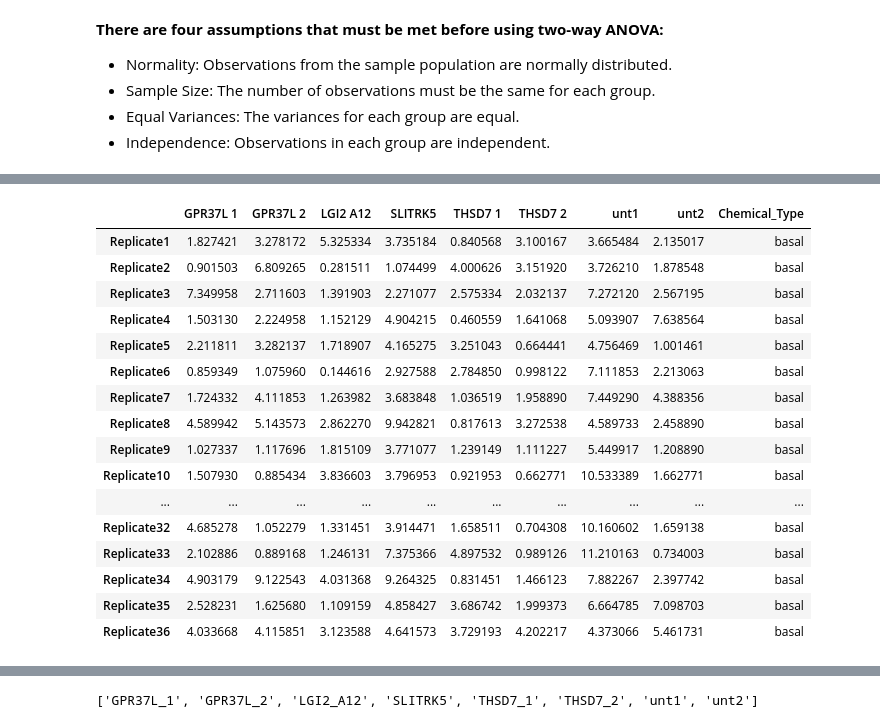
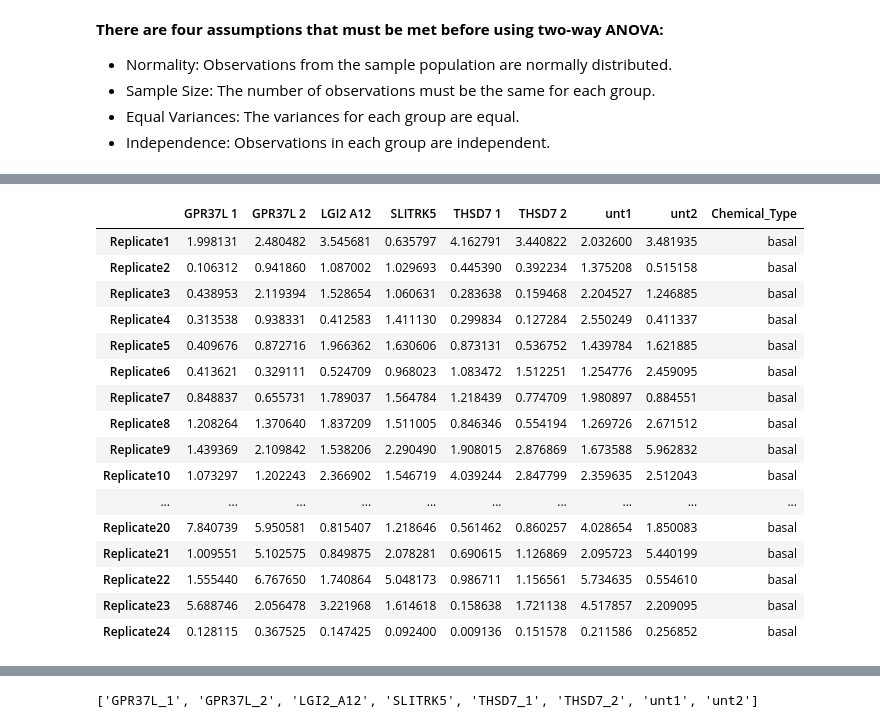
Before and after one commit to poojaparameswaran99/MEA_analysis, a Jupyter notebook: analysis/two_way_ANOVA_test.ipynb, the cells around one changed output, grey strips where cells are left out. Drawn from its saved outputs; the diff is of its cells as text; code cells hidden in the pictures.

```diff
--- a/analysis/two_way_ANOVA_test.ipynb
+++ b/analysis/two_way_ANOVA_test.ipynb
@@ -71,9 +80,11 @@ def read_csvs_to_dict(folder):
             data_dict[plate_key] = df
     return data_dict
 basal_files_dict = read_csvs_to_dict(basal_folder)
-bicu2uM_files_dict = read_csvs_to_dict(bicu2uM_folder)
-bicu6uM_files_dict = read_csvs_to_dict(bicu6uM_folder)
-bicu26uM_files_dict = read_csvs_to_dict(bicu26uM_folder)
+dose1_files_dict = read_csvs_to_dict(dose1_folder)
+dose2_files_dict = read_csvs_to_dict(dose2_folder)
+dose3_files_dict = read_csvs_to_dict(dose3_folder)
+dose4_files_dict = read_csvs_to_dict(dose4_folder)
 
-basal_files_dict.keys()
+for ind, dictionary in enumerate([basal_files_dict, dose1_files_dict, dose2_files_dict, dose3_files_dict, dose4_files_dict]):
+    print(list(doses.keys())[ind], dictionary.keys() )
 # %% [output]
@@ -109,9 +124,13 @@ def concat_plates(dfs_dict, firstHeading):
         concated_table = pd.concat(df_list, ignore_index=False)
         testparams_concat[testparam] = concated_table
 
+    testparams_concat = {key.strip(): value for key, value in testparams_concat.items()}
     return testparams_concat
 
 basal_dict_wmeanSEM= concat_plates(basal_files_dict, firstTableHeading)
-bicu2uM_dict_wmeanSEM = concat_plates(bicu2uM_files_dict, firstTableHeading)
-bicu6uM_dict_wmeanSEM = concat_plates(bicu6uM_files_dict, firstTableHeading)
-bicu26uM_dict_wmeanSEM = concat_plates(bicu26uM_files_dict, firstTableHeading)
+dose1_dict_wmeanSEM = concat_plates(dose1_files_dict, firstTableHeading)
+dose2_dict_wmeanSEM = concat_plates(dose2_files_dict, firstTableHeading)
+dose3_dict_wmeanSEM = concat_plates(dose3_files_dict, firstTableHeading)
+dose4_dict_wmeanSEM = concat_plates(dose4_files_dict, firstTableHeading)
+
+dose4_dict_wmeanSEM.keys()
@@ -125,9 +146,12 @@ def remove_mean_SEM(dictionary, chemical_type):
     return dictionary
 
 basal_dictmessy = remove_mean_SEM(basal_dict_wmeanSEM, chemical_type="basal")
-bicu2uM_dictmessy = remove_mean_SEM(bicu2uM_dict_wmeanSEM,chemical_type="bicucilin2uM")
-bicu6uM_dictmessy = remove_mean_SEM(bicu6uM_dict_wmeanSEM, chemical_type="bicucilin6uM")
-bicu26uM_dictmessy = remove_mean_SEM(bicu26uM_dict_wmeanSEM, chemical_type="bicucilin26uM")
+dose1_dictmessy = remove_mean_SEM(dose1_dict_wmeanSEM,chemical_type="CNO_5uM")
+dose2_dictmessy = remove_mean_SEM(dose2_dict_wmeanSEM, chemical_type="CNO_10uM")
+dose3_dictmessy = remove_mean_SEM(dose3_dict_wmeanSEM, chemical_type="CNO_15uM")
+dose4_dictmessy = remove_mean_SEM(dose4_dict_wmeanSEM, chemical_type="CNO_20uM")
+
 # print(basal_dict['Number of Covered Electrodes'].columns)
-basal_dictmessy['Mean Firing Rate (Hz)']
+# dose1_dictmessy['Mean Firing Rate (Hz)']
+dose1_dictmessy.keys()
 # %% [output]
@@ -158,10 +165,11 @@ def rename_row_names(experiment_df):
     return experiment_df
 
 basal_dict = {key: rename_row_names(df) for key, df in basal_dictmessy.items()}
-bicu2uM_dict = {key: rename_row_names(df) for key, df in bicu2uM_dictmessy.items()}
-bicu6uM_dict = {key: rename_row_names(df) for key, df in bicu6uM_dictmessy.items()}
-bicu26uM_dict = {key: rename_row_names(df) for key, df in bicu26uM_dictmessy.items()}
+dose1_dict = {key: rename_row_names(df) for key, df in dose1_dictmessy.items()}
+dose2_dict = {key: rename_row_names(df) for key, df in dose2_dictmessy.items()}
+dose3_dict = {key: rename_row_names(df) for key, df in dose3_dictmessy.items()}
+dose4_dict = {key: rename_row_names(df) for key, df in dose4_dictmessy.items()}
 
-bicu26uM_dict['Area Under Normalized Cross-Correlation']
+dose4_dict['Area Under Normalized Cross-Correlation']
 # %% [output]
 |  | GPR37L 1 | GPR37L 2 | LGI2 A12 | SLITRK5 | THSD7 1 | THSD7 2 | unt1 | unt2 | Chemical_Type |
@@ -184,24 +192,24 @@ bicu26uM_dict['Area Under Normalized Cross-Correlation']
 # %%
-all_dicts = dict(zip(["basal", "bicucilin2uM", "bicucilin6uM", "bicucilin26uM"],[basal_dict, bicu2uM_dict, bicu6uM_dict, bicu26uM_dict]))
+all_dicts = dict(zip(doses.keys(),[basal_dict, dose1_dict, dose2_dict, dose3_dict, dose4_dict]))
 all_dicts['basal']['Mean Firing Rate (Hz)']
 # %% [output]
 |  | GPR37L 1 | GPR37L 2 | LGI2 A12 | SLITRK5 | THSD7 1 | THSD7 2 | unt1 | unt2 | Chemical_Type |
-| Replicate1 | 1.827421 | 3.278172 | 5.325334 | 3.735184 | 0.840568 | 3.100167 | 3.665484 | 2.135017 | basal |
-| Replicate2 | 0.901503 | 6.809265 | 0.281511 | 1.074499 | 4.000626 | 3.151920 | 3.726210 | 1.878548 | basal |
-| Replicate3 | 7.349958 | 2.711603 | 1.391903 | 2.271077 | 2.575334 | 2.032137 | 7.272120 | 2.567195 | basal |
-| Replicate4 | 1.503130 | 2.224958 | 1.152129 | 4.904215 | 0.460559 | 1.641068 | 5.093907 | 7.638564 | basal |
-| Replicate5 | 2.211811 | 3.282137 | 1.718907 | 4.165275 | 3.251043 | 0.664441 | 4.756469 | 1.001461 | basal |
-| Replicate6 | 0.859349 | 1.075960 | 0.144616 | 2.927588 | 2.784850 | 0.998122 | 7.111853 | 2.213063 | basal |
-| Replicate7 | 1.724332 | 4.111853 | 1.263982 | 3.683848 | 1.036519 | 1.958890 | 7.449290 | 4.388356 | basal |
-| Replicate8 | 4.589942 | 5.143573 | 2.862270 | 9.942821 | 0.817613 | 3.272538 | 4.589733 | 2.458890 | basal |
-| Replicate9 | 1.027337 | 1.117696 | 1.815109 | 3.771077 | 1.239149 | 1.111227 | 5.449917 | 1.208890 | basal |
-| Replicate10 | 1.507930 | 0.885434 | 3.836603 | 3.796953 | 0.921953 | 0.662771 | 10.533389 | 1.662771 | basal |
+| Replicate1 | 1.998131 | 2.480482 | 3.545681 | 0.635797 | 4.162791 | 3.440822 | 2.032600 | 3.481935 | basal |
+| Replicate2 | 0.106312 | 0.941860 | 1.087002 | 1.029693 | 0.445390 | 0.392234 | 1.375208 | 0.515158 | basal |
+| Replicate3 | 0.438953 | 2.119394 | 1.528654 | 1.060631 | 0.283638 | 0.159468 | 2.204527 | 1.246885 | basal |
+| Replicate4 | 0.313538 | 0.938331 | 0.412583 | 1.411130 | 0.299834 | 0.127284 | 2.550249 | 0.411337 | basal |
+| Replicate5 | 0.409676 | 0.872716 | 1.966362 | 1.630606 | 0.873131 | 0.536752 | 1.439784 | 1.621885 | basal |
+| Replicate6 | 0.413621 | 0.329111 | 0.524709 | 0.968023 | 1.083472 | 1.512251 | 1.254776 | 2.459095 | basal |
+| Replicate7 | 0.848837 | 0.655731 | 1.789037 | 1.564784 | 1.218439 | 0.774709 | 1.980897 | 0.884551 | basal |
+| Replicate8 | 1.208264 | 1.370640 | 1.837209 | 1.511005 | 0.846346 | 0.554194 | 1.269726 | 2.671512 | basal |
+| Replicate9 | 1.439369 | 2.109842 | 1.538206 | 2.290490 | 1.908015 | 2.876869 | 1.673588 | 5.962832 | basal |
+| Replicate10 | 1.073297 | 1.202243 | 2.366902 | 1.546719 | 4.039244 | 2.847799 | 2.359635 | 2.512043 | basal |
 | ... | ... | ... | ... | ... | ... | ... | ... | ... | ... |
-| Replicate32 | 4.685278 | 1.052279 | 1.331451 | 3.914471 | 1.658511 | 0.704308 | 10.160602 | 1.659138 | basal |
-| Replicate33 | 2.102886 | 0.889168 | 1.246131 | 7.375366 | 4.897532 | 0.989126 | 11.210163 | 0.734003 | basal |
-| Replicate34 | 4.903179 | 9.122543 | 4.031368 | 9.264325 | 0.831451 | 1.466123 | 7.882267 | 2.397742 | basal |
-| Replicate35 | 2.528231 | 1.625680 | 1.109159 | 4.858427 | 3.686742 | 1.999373 | 6.664785 | 7.098703 | basal |
-| Replicate36 | 4.033668 | 4.115851 | 3.123588 | 4.641573 | 3.729193 | 4.202217 | 4.373066 | 5.461731 | basal |
+| Replicate20 | 7.840739 | 5.950581 | 0.815407 | 1.218646 | 0.561462 | 0.860257 | 4.028654 | 1.850083 | basal |
+| Replicate21 | 1.009551 | 5.102575 | 0.849875 | 2.078281 | 0.690615 | 1.126869 | 2.095723 | 5.440199 | basal |
+| Replicate22 | 1.555440 | 6.767650 | 1.740864 | 5.048173 | 0.986711 | 1.156561 | 5.734635 | 0.554610 | basal |
+| Replicate23 | 5.688746 | 2.056478 | 3.221968 | 1.614618 | 0.158638 | 1.721138 | 4.517857 | 2.209095 | basal |
+| Replicate24 | 0.128115 | 0.367525 | 0.147425 | 0.092400 | 0.009136 | 0.151578 | 0.211586 | 0.256852 | basal |
 # %%
 def combine_chem_types(dict_of_alldicts):
     all_concat = {key: None for key in dict_of_alldicts['basal']}
```
Also changed, not shown: parts of 19 cells of this notebook, 20 other files.
